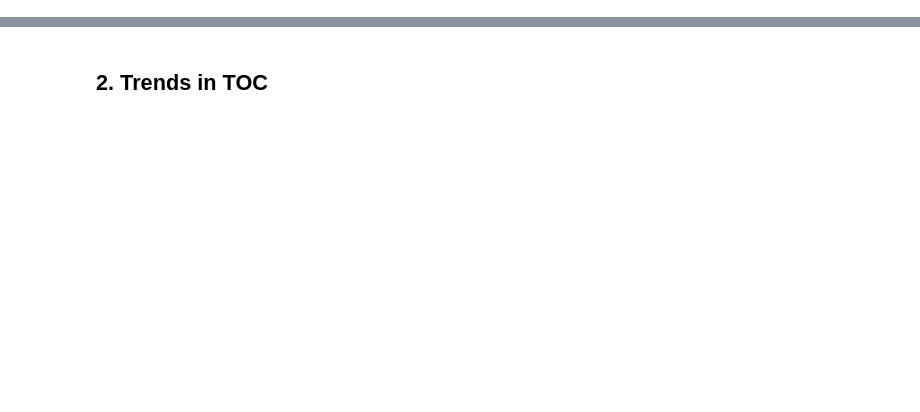
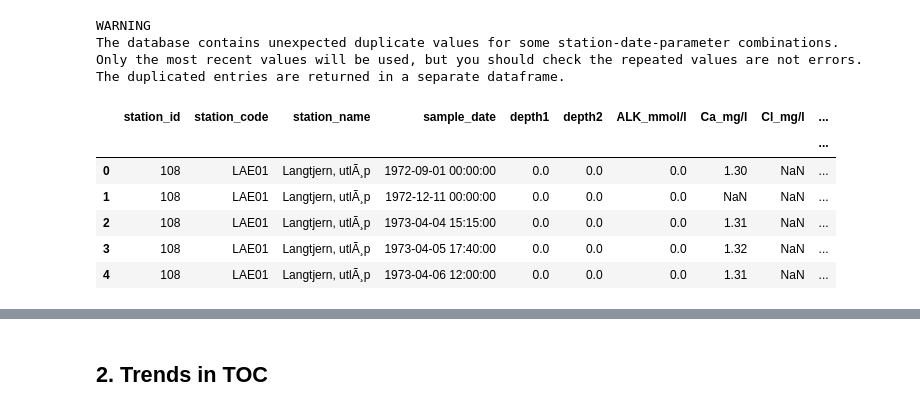
Before and after one commit to JamesSample/icpw, a Jupyter notebook: prophet_test.ipynb, the cells around one changed output, grey strips where cells are left out. Drawn from its saved outputs; the diff is of its cells as text; code cells hidden in the pictures; blank space fills up the shorter version.

```diff
--- a/prophet_test.ipynb
+++ b/prophet_test.ipynb
@@ -48,0 +25,4 @@ df_all.groupby(['station_code']).count().sort_values(['station_id'], ascending=F
+# %%
+# Select project
+prj_df = prj_grid.get_selected_df()
+prj_df
@@ -48,0 +32,5 @@ df_all.groupby(['station_code']).count().sort_values(['station_id'], ascending=F
+# %%
+# Get stations for these projects
+stn_df = nivapy.da.select_resa_project_stations(prj_df, eng)
+print (len(stn_df), 'stations associated with the selected projects.')
+stn_df.head()
@@ -48,0 +52,9 @@ df_all.groupby(['station_code']).count().sort_values(['station_id'], ascending=F
+# %%
+# Get available parameters
+st_dt = '1970-01-01'
+end_dt = '2019-01-01'
+par_grid = nivapy.da.select_resa_station_parameters(stn_df,
+                                                    st_dt,
+                                                    end_dt,
+                                                    eng)
+par_grid
@@ -48,0 +64,4 @@ df_all.groupby(['station_code']).count().sort_values(['station_id'], ascending=F
+# %%
+# Select relevant parameters
+par_df = par_grid.get_selected_df()
+par_df
@@ -48,0 +81,22 @@ df_all.groupby(['station_code']).count().sort_values(['station_id'], ascending=F
+# %%
+# Get chem
+wc_df, dup_df = nivapy.da.select_resa_water_chemistry(stn_df,
+                                                      par_df,
+                                                      st_dt,
+                                                      end_dt,
+                                                      eng,
+                                                      drop_dups=True,
+                                                      lod_flags=False)
+wc_df.head()
+# %% [output]
+WARNING
+The database contains unexpected duplicate values for some station-date-parameter combinations.
+Only the most recent values will be used, but you should check the repeated values are not errors.
+The duplicated entries are returned in a separate dataframe.
+|  | station_id | station_code | station_name | sample_date | depth1 | depth2 | ALK_mmol/l | Ca_mg/l | Cl_mg/l | ... |
+|  |  |  |  |  |  |  |  |  |  | ... |
+| 0 | 108 | LAE01 | Langtjern, utlÃ¸p | 1972-09-01 00:00:00 | 0.0 | 0.0 | 0.0 | 1.30 | NaN | ... |
+| 1 | 108 | LAE01 | Langtjern, utlÃ¸p | 1972-12-11 00:00:00 | 0.0 | 0.0 | 0.0 | NaN | NaN | ... |
+| 2 | 108 | LAE01 | Langtjern, utlÃ¸p | 1973-04-04 15:15:00 | 0.0 | 0.0 | 0.0 | 1.31 | NaN | ... |
+| 3 | 108 | LAE01 | Langtjern, utlÃ¸p | 1973-04-05 17:40:00 | 0.0 | 0.0 | 0.0 | 1.32 | NaN | ... |
+| 4 | 108 | LAE01 | Langtjern, utlÃ¸p | 1973-04-06 12:00:00 | 0.0 | 0.0 | 0.0 | 1.31 | NaN | ... |
```
Also changed, not shown: parts of 20 cells of this notebook, 4 other files.
